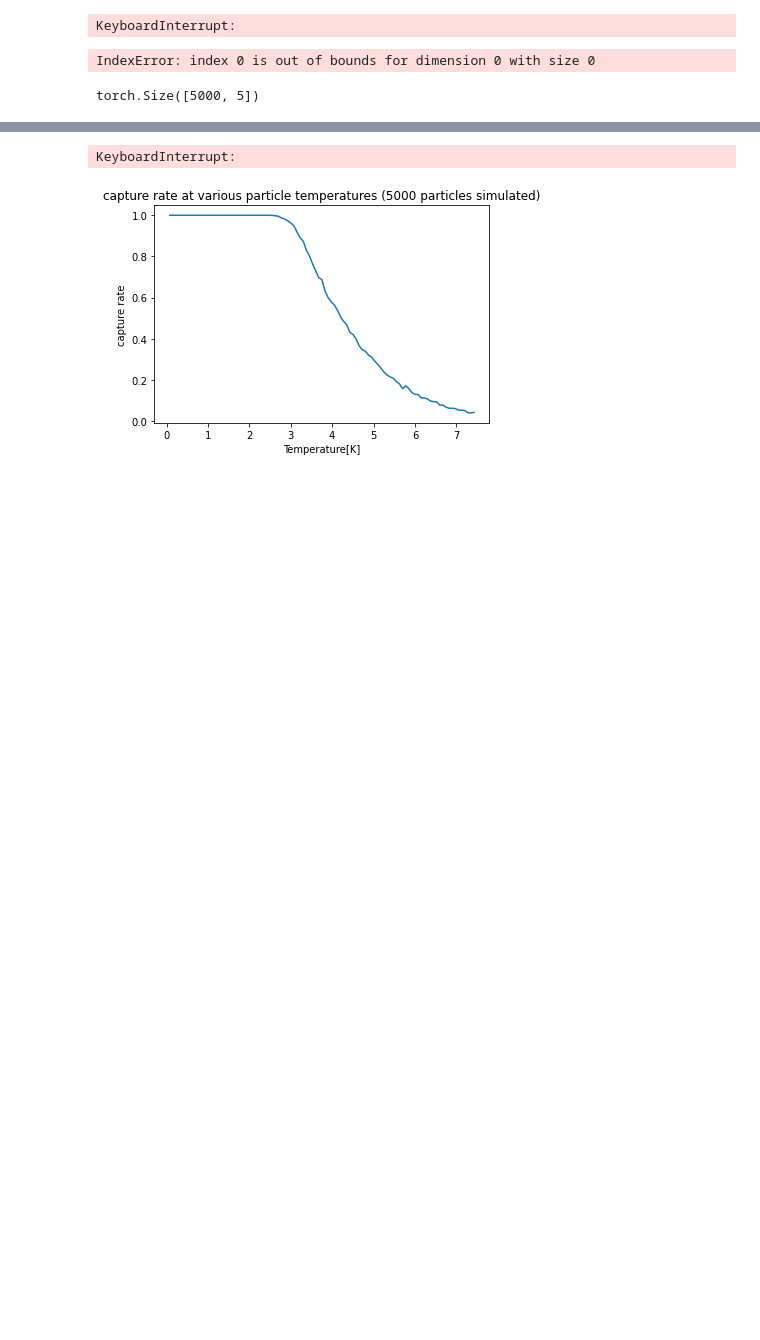
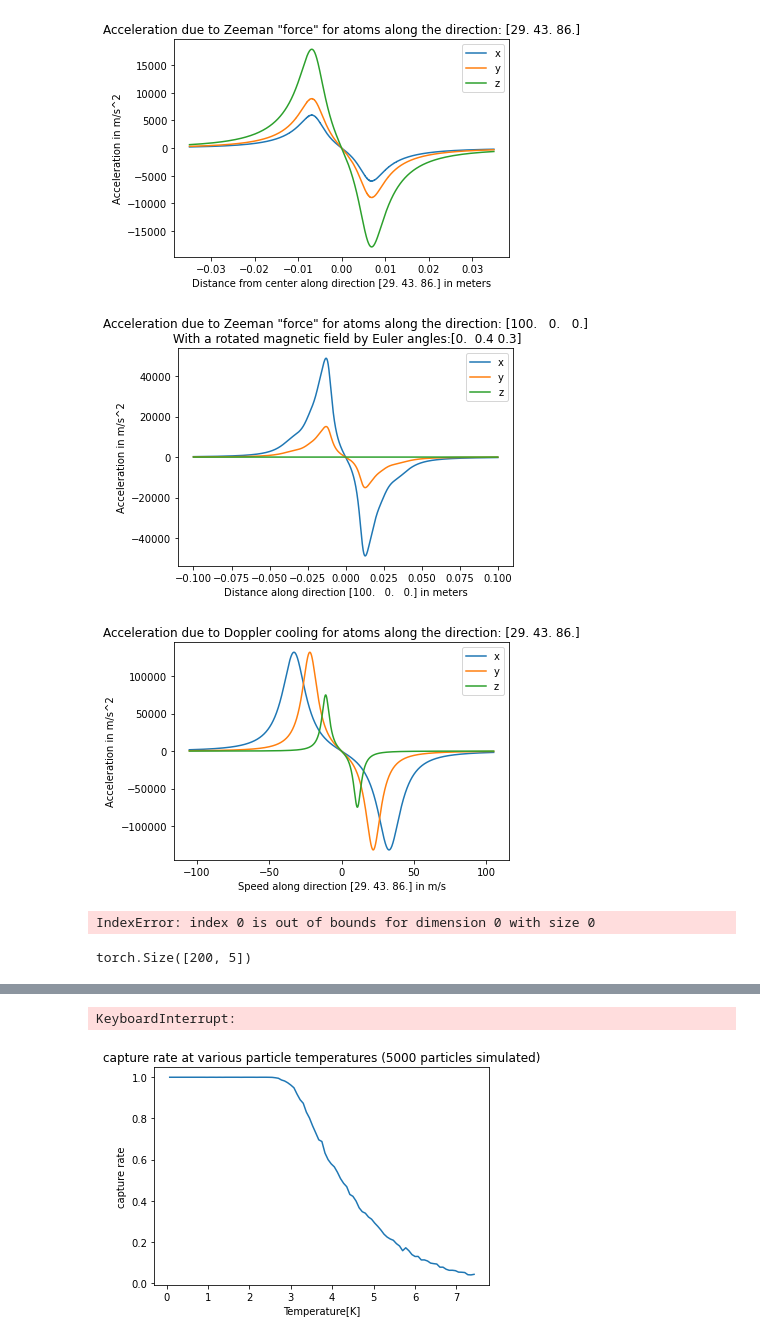
Before and after one commit to lexEjoosten/MOT-modelling, a Jupyter notebook: Optical Molasses Model.ipynb, the cells around one changed output, grey strips where cells are left out. Saved outputs shown, nothing was run; the diff lists cells and outputs as text; code cells hidden in the pictures; blank space fills up the shorter version.

```diff
--- a/Optical Molasses Model.ipynb
+++ b/Optical Molasses Model.ipynb
@@ -72,7 +75,7 @@ if False: #doppler in z
     plt.show
 
 if True: #zeeman along a given direction
-    direction=0.1*np.array([1,0,0])
+    direction=0.005*np.array([2,3,6])
     num=100000
     d=np.linalg.norm(direction)
     pos=t.zeros((3,num))
@@ -82,7 +85,7 @@ if True: #zeeman along a given direction
     pos=pos.transpose(0,1)
     vel=t.zeros((3,num)).transpose(0,1)
     particles.createbyinp(pos,vel,2,3)
-    Accel,_=forward()
+    Accel,_=forward(ratemults='dynamic')
     A=Accel.cpu().numpy()
     plt.title('Acceleration due to Zeeman \"force\" for atoms along the direction: '+str(np.round(100*direction/d)))
     plt.plot(np.linspace(-d,d,num),A[:,0],label='x')
@@ -112,35 +115,37 @@ if True: #zeeman acceleration along a given direction with modified rotation of
     plt.plot(np.linspace(-d,d,num),A[:,0],label='x')
     plt.plot(np.linspace(-d,d,num),A[:,1],label='y')
     plt.plot(np.linspace(-d,d,num),A[:,2],label='z')
     plt.xlabel('Distance along direction ' +str(np.round(100*direction/d))+' in meters')
     plt.ylabel('Acceleration in m/s^2')
     plt.legend()
     plt.show()
     Environment.aHHassym=rot(alpha=0,beta=0)
 
 if True: #doppler along a given direction
-    direction=30*np.array([1,2,3])
+    direction=15*np.array([2,3,6])
     d=np.linalg.norm(direction)
     num=5000
     vel=t.zeros((3,num))
     vel[0]=t.linspace(-direction[0],direction[0],num)
     vel[1]=t.linspace(-direction[1],direction[1],num)
     vel[2]=t.linspace(-direction[2],direction[2],num)
     vel=vel.transpose(0,1)
     pos=t.zeros((3,num)).transpose(0,1)
     particles.createbyinp(pos,vel,2,3)
     Accel,_=forward()
     A=Accel.cpu().numpy()
     plt.title('Acceleration due to Doppler cooling for atoms along the direction: '+str(np.round(100*direction/d)))
     plt.plot(np.linspace(-d,d,num),A[:,0],label='x')
     plt.plot(np.linspace(-d,d,num),A[:,1],label='y')
     plt.plot(np.linspace(-d,d,num),A[:,2],label='z')
     plt.xlabel('Speed along direction ' +str(np.round(100*direction/d))+' in m/s')
     plt.ylabel('Acceleration in m/s^2')
     plt.legend()
     plt.show()
 # %% [output]
-KeyboardInterrupt:
+[figure, added]
+[figure, added]
+[figure, added]
 # %%
 print(Environment.Is)
 print(Environment.Kmag)
@@ -173,7 +178,7 @@ particles.createuniform(T=0.01,N=5000)
 # %%
-Simlen=1000
+Simlen=500
 x,v=particles.init_track(Simlen=Simlen)
-tstep=0.0001
+tstep=0.00002
 for i in tqdm(range (Simlen), desc="simulating"):
     _,_  =forward(timestep=tstep,acceladj=True,grav=True,ratemults='dynamic')
     x,v=particles.track(x,v,i)
@@ -185,7 +190,7 @@ for i in tqdm(range (Simlen), desc="simulating"):
 
 print(particles.l.shape)
 # %% [output]
-torch.Size([5000, 5])
+torch.Size([200, 5])
 # %%
 print(particles.u[0])
 print(particles.l[0])
```
Also changed, not shown: parts of 12 cells of this notebook, 3 other files.
